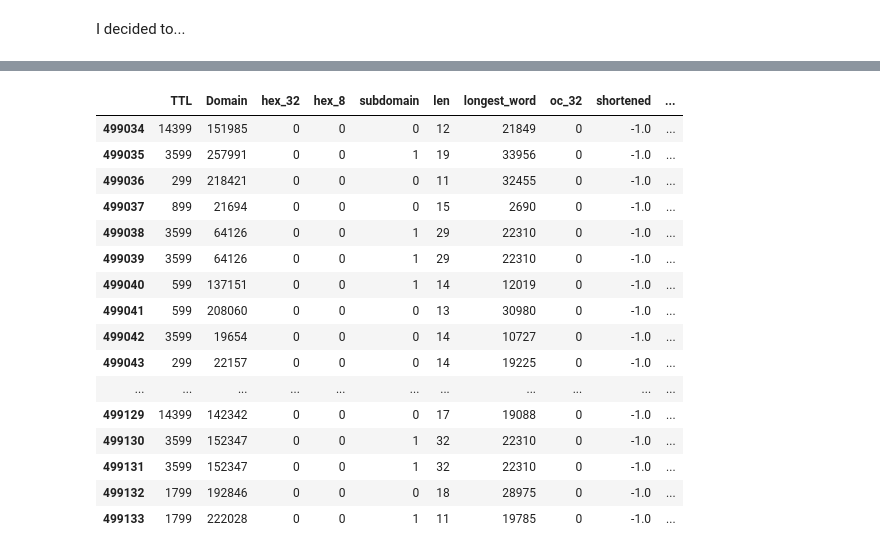
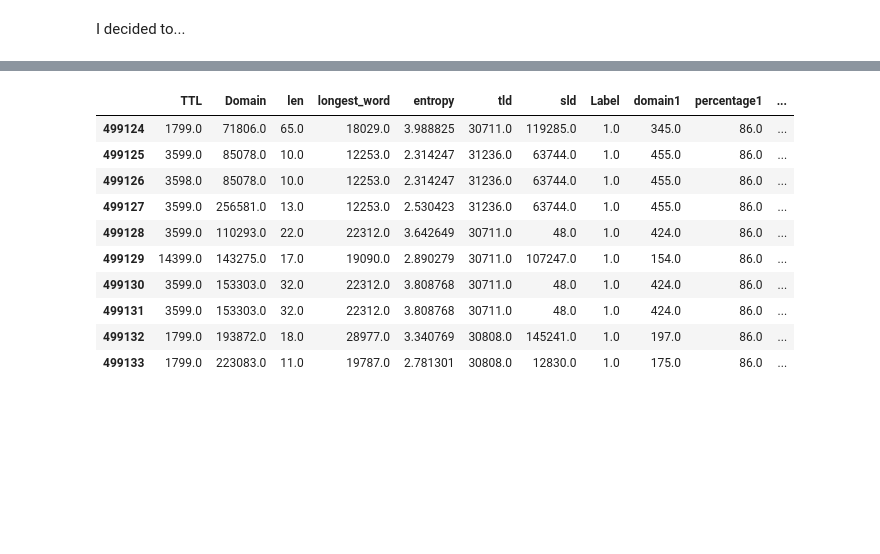
Before and after one commit to Freaker99/domain-classifier, a Jupyter notebook: Domain_Classifier.ipynb, the cells around one changed output, grey strips where cells are left out. Saved outputs shown, nothing was run; the diff lists cells and outputs as text; code cells hidden in the pictures; blank space fills up the shorter version.

```diff
--- a/Domain_Classifier.ipynb
+++ b/Domain_Classifier.ipynb
@@ -408,3 +519,3 @@ combined_data_numeric['sld'] = label_encoder.fit_transform(combined_data_without
 # %%
-# convert all fields to string
-combined_data_numeric['oc_8'] = combined_data_numeric['oc_8'].astype(str)
+# convert data type to float
+combined_data_numeric = combined_data_numeric.astype(float)
@@ -428,38 +521,0 @@ TypeError: ignored
-# %%
-# convert 'sld' column to numeric values
-combined_data_numeric['oc_32'] = label_encoder.fit_transform(combined_data_without_nan['oc_32'])
-# %%
-# Funkcja do ekstrakcji danych z kolumny 'typos'
-def extract_typos_info(typos_str, position):
-    try:
-        # Usuń znaki '[' i ']' oraz podziel po przecinkach
-        typos_list = typos_str.strip('[]').split(', ')
-        # Wybierz pozycję z listy i usuń ewentualne znaki "'" lub '"'
-        info = typos_list[position].strip('\'"')
-
-        # Usuń znaki specjalne, takie jak ')'
-        info = info.rstrip(')')
-
-        return info
-    except (IndexError, AttributeError, ValueError):
-        return -1  # Zwraca -1, jeśli dane nie są dostępne
-
-# Stwórz nowe kolumny na podstawie kolumny 'typos'
-combined_data_numeric['domain1'] = combined_data_numeric['typos'].apply(lambda x: extract_typos_info(x, 0))
-combined_data_numeric['percentage1'] = combined_data_numeric['typos'].apply(lambda x: extract_typos_info(x, 1))
-combined_data_numeric['domain2'] = combined_data_numeric['typos'].apply(lambda x: extract_typos_info(x, 2))
-combined_data_numeric['percentage2'] = combined_data_numeric['typos'].apply(lambda x: extract_typos_info(x, 3))
-
-# Jeśli dane w kolumnach 'domain1' i 'domain2' zawierają nawiasy i cudzysłowia, usuń je
-combined_data_numeric['domain1'] = combined_data_numeric['domain1'].apply(lambda x: x.lstrip('(\'"') if isinstance(x, str) else x)
-combined_data_numeric['domain2'] = combined_data_numeric['domain2'].apply(lambda x: x.lstrip('(\'"') if isinstance(x, str) else x)
-
-# Konwersja kolumn 'percentage1' i 'percentage2' na wartości liczbowe
-combined_data_numeric['percentage1'] = combined_data_numeric['percentage1'].astype(int)
-combined_data_numeric['percentage2'] = combined_data_numeric['percentage2'].astype(int)
-
-# Usuń kolumnę 'typos'
-combined_data_numeric.drop('typos', axis=1, inplace=True)
-
-# Wyświetlenie początkowych wierszy z nowymi kolumnami
-print(combined_data_numeric[['domain1', 'percentage1', 'domain2', 'percentage2']].head(10))
@@ -520,20 +572,14 @@ combined_data_numeric.head(10)
 # %%
-combined_data_numeric.tail(100)
+combined_data_numeric.tail(10)
 # %% [output]
-|  | TTL | Domain | hex_32 | hex_8 | subdomain | len | longest_word | oc_32 | shortened | ... |
-| 499034 | 14399 | 151985 | 0 | 0 | 0 | 12 | 21849 | 0 | -1.0 | ... |
-| 499035 | 3599 | 257991 | 0 | 0 | 1 | 19 | 33956 | 0 | -1.0 | ... |
-| 499036 | 299 | 218421 | 0 | 0 | 0 | 11 | 32455 | 0 | -1.0 | ... |
-| 499037 | 899 | 21694 | 0 | 0 | 0 | 15 | 2690 | 0 | -1.0 | ... |
-| 499038 | 3599 | 64126 | 0 | 0 | 1 | 29 | 22310 | 0 | -1.0 | ... |
-| 499039 | 3599 | 64126 | 0 | 0 | 1 | 29 | 22310 | 0 | -1.0 | ... |
-| 499040 | 599 | 137151 | 0 | 0 | 1 | 14 | 12019 | 0 | -1.0 | ... |
-| 499041 | 599 | 208060 | 0 | 0 | 0 | 13 | 30980 | 0 | -1.0 | ... |
-| 499042 | 3599 | 19654 | 0 | 0 | 0 | 14 | 10727 | 0 | -1.0 | ... |
-| 499043 | 299 | 22157 | 0 | 0 | 0 | 14 | 19225 | 0 | -1.0 | ... |
-| ... | ... | ... | ... | ... | ... | ... | ... | ... | ... | ... |
-| 499129 | 14399 | 142342 | 0 | 0 | 0 | 17 | 19088 | 0 | -1.0 | ... |
-| 499130 | 3599 | 152347 | 0 | 0 | 1 | 32 | 22310 | 0 | -1.0 | ... |
-| 499131 | 3599 | 152347 | 0 | 0 | 1 | 32 | 22310 | 0 | -1.0 | ... |
-| 499132 | 1799 | 192846 | 0 | 0 | 0 | 18 | 28975 | 0 | -1.0 | ... |
-| 499133 | 1799 | 222028 | 0 | 0 | 1 | 11 | 19785 | 0 | -1.0 | ... |
+|  | TTL | Domain | len | longest_word | entropy | tld | sld | Label | domain1 | percentage1 | ... |
+| 499124 | 1799.0 | 71806.0 | 65.0 | 18029.0 | 3.988825 | 30711.0 | 119285.0 | 1.0 | 345.0 | 86.0 | ... |
+| 499125 | 3599.0 | 85078.0 | 10.0 | 12253.0 | 2.314247 | 31236.0 | 63744.0 | 1.0 | 455.0 | 86.0 | ... |
+| 499126 | 3598.0 | 85078.0 | 10.0 | 12253.0 | 2.314247 | 31236.0 | 63744.0 | 1.0 | 455.0 | 86.0 | ... |
+| 499127 | 3599.0 | 256581.0 | 13.0 | 12253.0 | 2.530423 | 31236.0 | 63744.0 | 1.0 | 455.0 | 86.0 | ... |
+| 499128 | 3599.0 | 110293.0 | 22.0 | 22312.0 | 3.642649 | 30711.0 | 48.0 | 1.0 | 424.0 | 86.0 | ... |
+| 499129 | 14399.0 | 143275.0 | 17.0 | 19090.0 | 2.890279 | 30711.0 | 107247.0 | 1.0 | 154.0 | 86.0 | ... |
+| 499130 | 3599.0 | 153303.0 | 32.0 | 22312.0 | 3.808768 | 30711.0 | 48.0 | 1.0 | 424.0 | 86.0 | ... |
+| 499131 | 3599.0 | 153303.0 | 32.0 | 22312.0 | 3.808768 | 30711.0 | 48.0 | 1.0 | 424.0 | 86.0 | ... |
+| 499132 | 1799.0 | 193872.0 | 18.0 | 28977.0 | 3.340769 | 30808.0 | 145241.0 | 1.0 | 197.0 | 86.0 | ... |
+| 499133 | 1799.0 | 223083.0 | 11.0 | 19787.0 | 2.781301 | 30808.0 | 12830.0 | 1.0 | 175.0 | 86.0 | ... |
```
Also changed, not shown: parts of 50 cells of this notebook.
